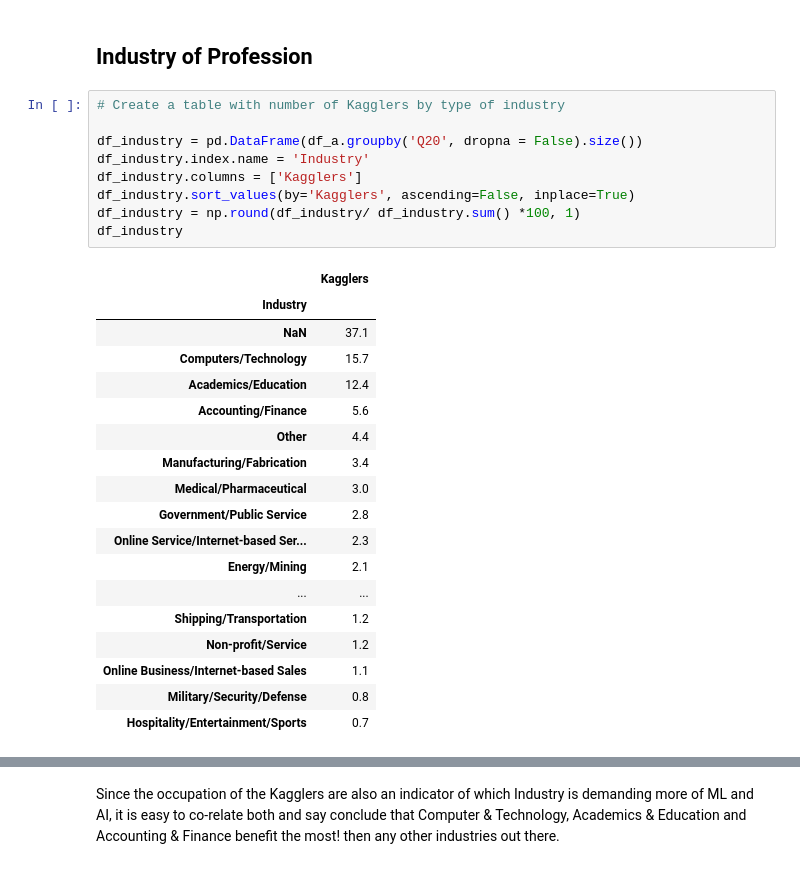
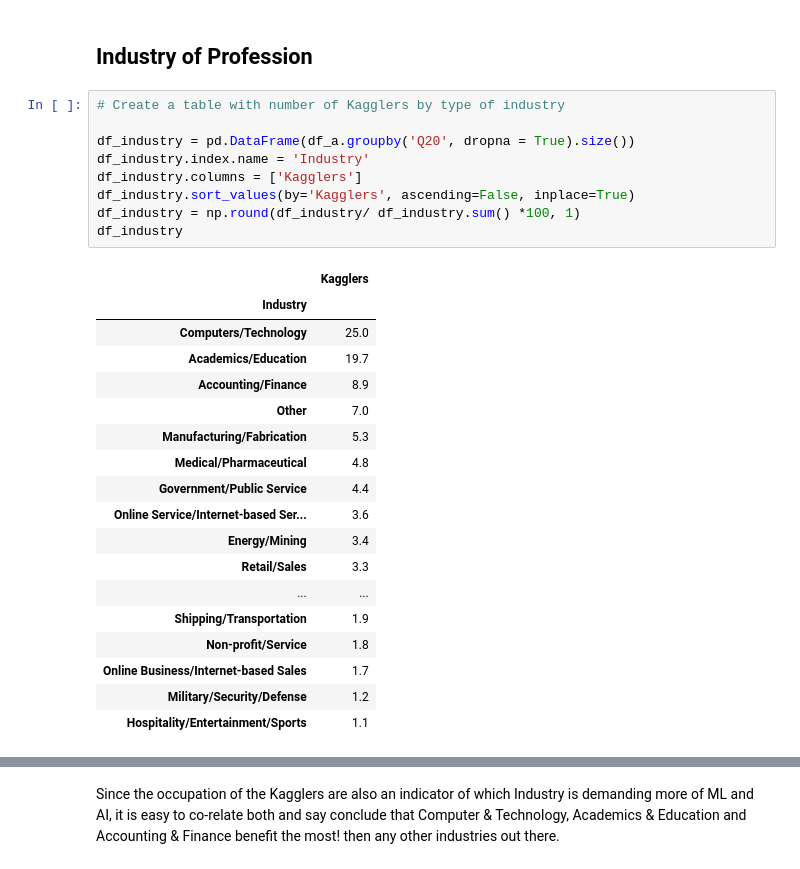
Before and after one commit to StephRoos/Data-Science, a Jupyter notebook: Kaggle_Survey/2021_Kaggle_Survey_Analysis.ipynb, the cells around one changed output, grey strips where cells are left out. Saved outputs shown, nothing was run; the diff lists cells and outputs as text.

```diff
--- a/Kaggle_Survey/2021_Kaggle_Survey_Analysis.ipynb
+++ b/Kaggle_Survey/2021_Kaggle_Survey_Analysis.ipynb
@@ -243,31 +243,31 @@ Kaggle users are mostly students (26.2%). Half of it the second job role is Data
 # %%
 # Create a table with number of Kagglers by type of industry
 
-df_industry = pd.DataFrame(df_a.groupby('Q20', dropna = False).size())
+df_industry = pd.DataFrame(df_a.groupby('Q20', dropna = True).size())
 df_industry.index.name = 'Industry'
 df_industry.columns = ['Kagglers']
 df_industry.sort_values(by='Kagglers', ascending=False, inplace=True)
 df_industry = np.round(df_industry/ df_industry.sum() *100, 1)
 df_industry
 # %% [output]
 |  | Kagglers |
 | Industry |  |
-| NaN | 37.1 |
-| Computers/Technology | 15.7 |
-| Academics/Education | 12.4 |
-| Accounting/Finance | 5.6 |
-| Other | 4.4 |
-| Manufacturing/Fabrication | 3.4 |
-| Medical/Pharmaceutical | 3.0 |
-| Government/Public Service | 2.8 |
-| Online Service/Internet-based Ser... | 2.3 |
-| Energy/Mining | 2.1 |
+| Computers/Technology | 25.0 |
+| Academics/Education | 19.7 |
+| Accounting/Finance | 8.9 |
+| Other | 7.0 |
+| Manufacturing/Fabrication | 5.3 |
+| Medical/Pharmaceutical | 4.8 |
+| Government/Public Service | 4.4 |
+| Online Service/Internet-based Ser... | 3.6 |
+| Energy/Mining | 3.4 |
+| Retail/Sales | 3.3 |
 | ... | ... |
-| Shipping/Transportation | 1.2 |
-| Non-profit/Service | 1.2 |
-| Online Business/Internet-based Sales | 1.1 |
-| Military/Security/Defense | 0.8 |
-| Hospitality/Entertainment/Sports | 0.7 |
+| Shipping/Transportation | 1.9 |
+| Non-profit/Service | 1.8 |
+| Online Business/Internet-based Sales | 1.7 |
+| Military/Security/Defense | 1.2 |
+| Hospitality/Entertainment/Sports | 1.1 |
 # %%
 data = df_industry.copy()
 
```
Also changed, not shown: parts of 10 cells of this notebook.
